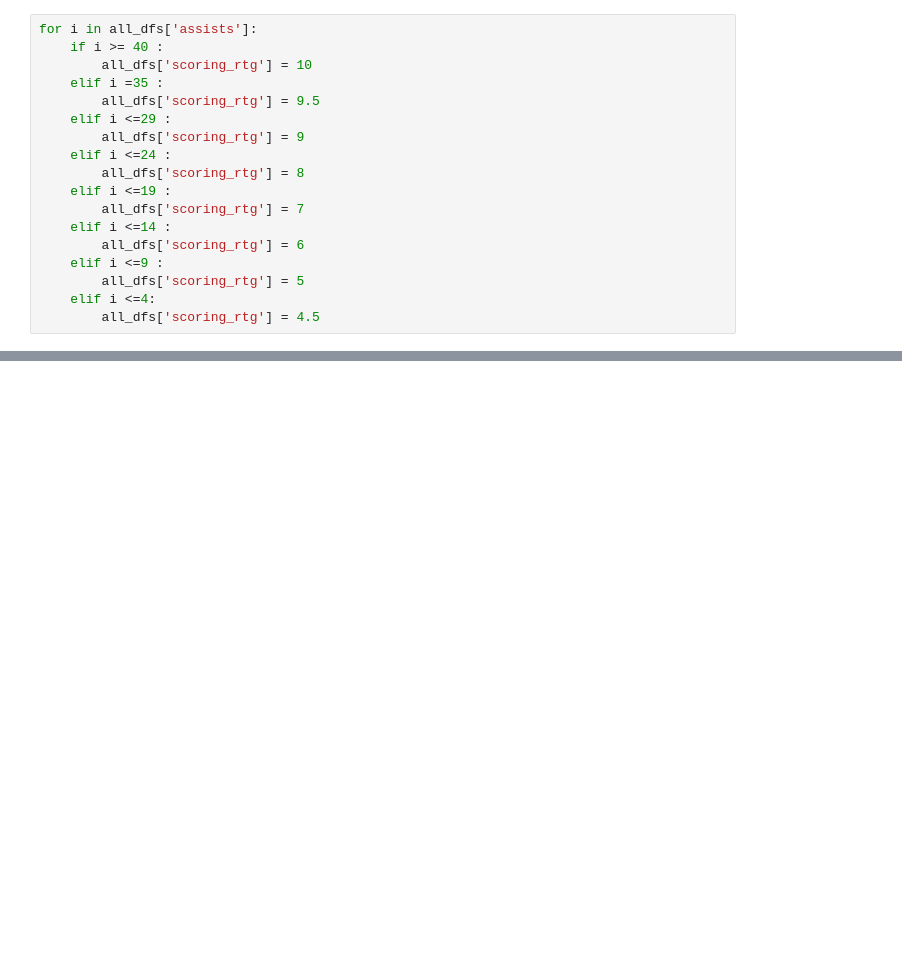
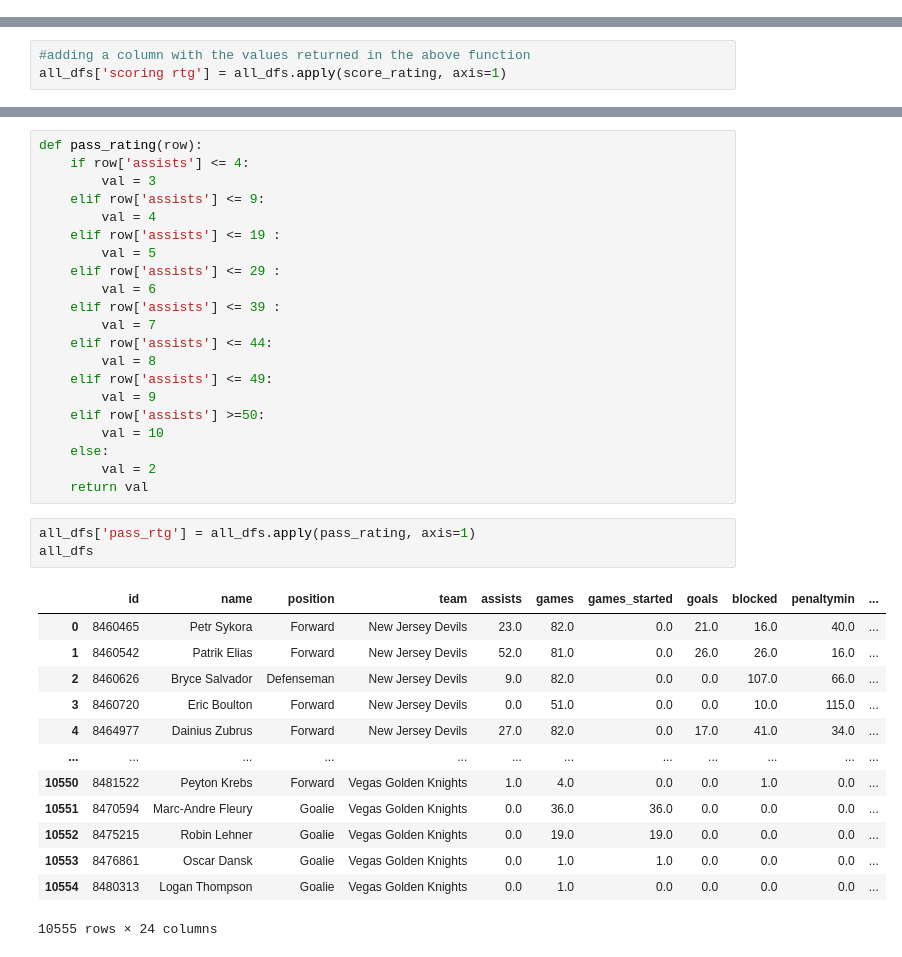
Before and after one commit to Jonathan-Lloyd/Hockey, a Jupyter notebook: Notebook/Creating Grading System.ipynb, the cells around one changed output, grey strips where cells are left out. Saved outputs shown, nothing was run; the diff lists cells and outputs as text; blank space fills up the shorter version.

```diff
--- a/Notebook/Creating Grading System.ipynb
+++ b/Notebook/Creating Grading System.ipynb
@@ -104,18 +120,0 @@ SyntaxError: invalid syntax (<ipython-input-29-c65558e8d612>, line 4)
-# %%
-for i in all_dfs['assists']:
-    if i >= 40 :
-        all_dfs['scoring_rtg'] = 10
-    elif i =35 :
-        all_dfs['scoring_rtg'] = 9.5
-    elif i <=29 :
-        all_dfs['scoring_rtg'] = 9
-    elif i <=24 :
-        all_dfs['scoring_rtg'] = 8
-    elif i <=19 :
-        all_dfs['scoring_rtg'] = 7
-    elif i <=14 :
-        all_dfs['scoring_rtg'] = 6
-    elif i <=9 :
-        all_dfs['scoring_rtg'] = 5
-    elif i <=4:
-        all_dfs['scoring_rtg'] = 4.5
@@ -121,0 +143,3 @@ for i in all_dfs['assists']:
+# %%
+#adding a column with the values returned in the above function
+all_dfs['scoring rtg'] = all_dfs.apply(score_rating, axis=1)
@@ -121,0 +158,38 @@ for i in all_dfs['assists']:
+# %%
+def pass_rating(row):
+    if row['assists'] <= 4:
+        val = 3
+    elif row['assists'] <= 9:
+        val = 4
+    elif row['assists'] <= 19 :
+        val = 5
+    elif row['assists'] <= 29 :
+        val = 6
+    elif row['assists'] <= 39 :
+        val = 7
+    elif row['assists'] <= 44:
+        val = 8
+    elif row['assists'] <= 49:
+        val = 9
+    elif row['assists'] >=50:
+        val = 10
+    else:
+        val = 2
+    return val
+# %%
+all_dfs['pass_rtg'] = all_dfs.apply(pass_rating, axis=1)
+all_dfs
+# %% [output]
+|  | id | name | position | team | assists | games | games_started | goals | blocked | penaltymin | ... |
+| 0 | 8460465 | Petr Sykora | Forward | New Jersey Devils | 23.0 | 82.0 | 0.0 | 21.0 | 16.0 | 40.0 | ... |
+| 1 | 8460542 | Patrik Elias | Forward | New Jersey Devils | 52.0 | 81.0 | 0.0 | 26.0 | 26.0 | 16.0 | ... |
+| 2 | 8460626 | Bryce Salvador | Defenseman | New Jersey Devils | 9.0 | 82.0 | 0.0 | 0.0 | 107.0 | 66.0 | ... |
+| 3 | 8460720 | Eric Boulton | Forward | New Jersey Devils | 0.0 | 51.0 | 0.0 | 0.0 | 10.0 | 115.0 | ... |
+| 4 | 8464977 | Dainius Zubrus | Forward | New Jersey Devils | 27.0 | 82.0 | 0.0 | 17.0 | 41.0 | 34.0 | ... |
+| ... | ... | ... | ... | ... | ... | ... | ... | ... | ... | ... | ... |
+| 10550 | 8481522 | Peyton Krebs | Forward | Vegas Golden Knights | 1.0 | 4.0 | 0.0 | 0.0 | 1.0 | 0.0 | ... |
+| 10551 | 8470594 | Marc-Andre Fleury | Goalie | Vegas Golden Knights | 0.0 | 36.0 | 36.0 | 0.0 | 0.0 | 0.0 | ... |
+| 10552 | 8475215 | Robin Lehner | Goalie | Vegas Golden Knights | 0.0 | 19.0 | 19.0 | 0.0 | 0.0 | 0.0 | ... |
+| 10553 | 8476861 | Oscar Dansk | Goalie | Vegas Golden Knights | 0.0 | 1.0 | 1.0 | 0.0 | 0.0 | 0.0 | ... |
+| 10554 | 8480313 | Logan Thompson | Goalie | Vegas Golden Knights | 0.0 | 1.0 | 0.0 | 0.0 | 0.0 | 0.0 | ... |
+10555 rows × 24 columns
```
Also changed, not shown: parts of 36 cells of this notebook, 14 other files.
